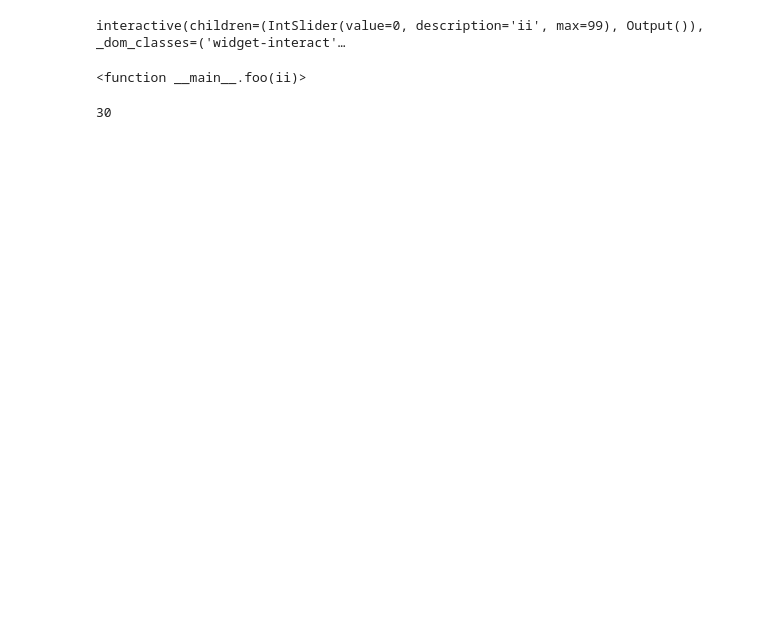
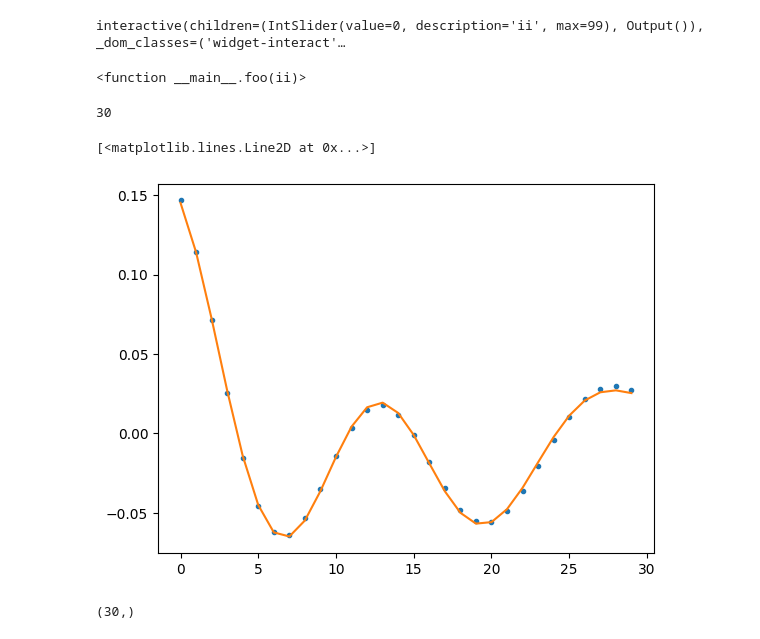
Before and after one commit to emgeolab/geol-4250, a Jupyter notebook: linear_inversion/linear_tikhonov.ipynb, the cells around one changed output. Drawn from its saved outputs; the diff is of its cells as text; code cells hidden in the pictures; blank space fills up the shorter version.

```diff
--- a/linear_inversion/linear_tikhonov.ipynb
+++ b/linear_inversion/linear_tikhonov.ipynb
@@ -215,3 +236,20 @@ interactive(children=(IntSlider(value=0, description='ii', max=99), Output()), _
 len(dobs)
 # %% [output]
 30
+# %%
+U, l, VT = np.linalg.svd(G, full_matrices=False)
+V = VT.T
+# %%
+q = 6
+G_svd = U[:,:q] @ np.diag(l[:q]) @ VT[:q,:]
+d_svd = G_svd @ m
+# %%
+plt.plot(dpred, '.')
+plt.plot(d_svd)
+# %% [output]
+[<matplotlib.lines.Line2D at 0x...>]
+[figure, added]
+# %%
+l.shape
+# %% [output]
+(30,)
```
Also changed, not shown: parts of 13 cells of this notebook.
